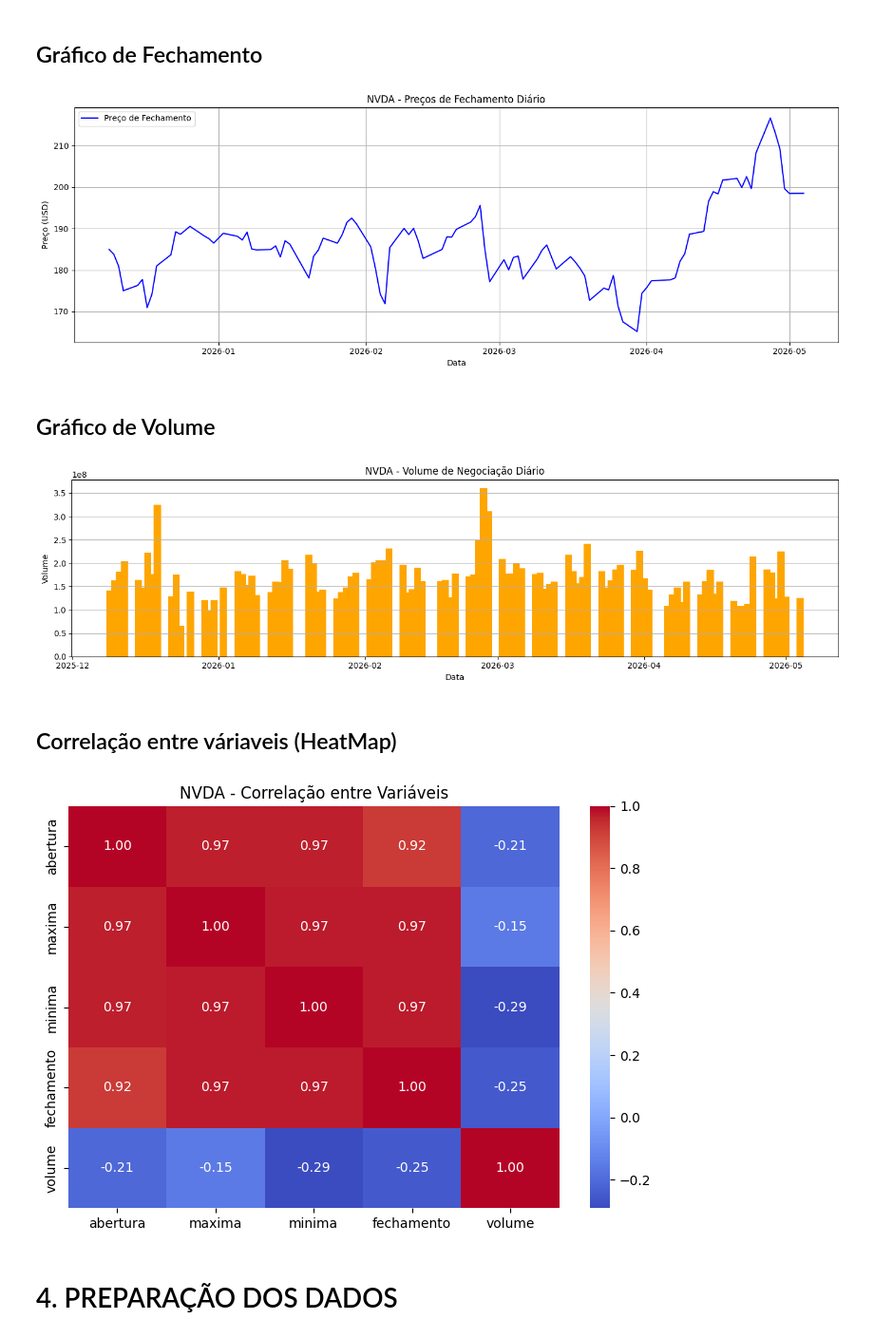
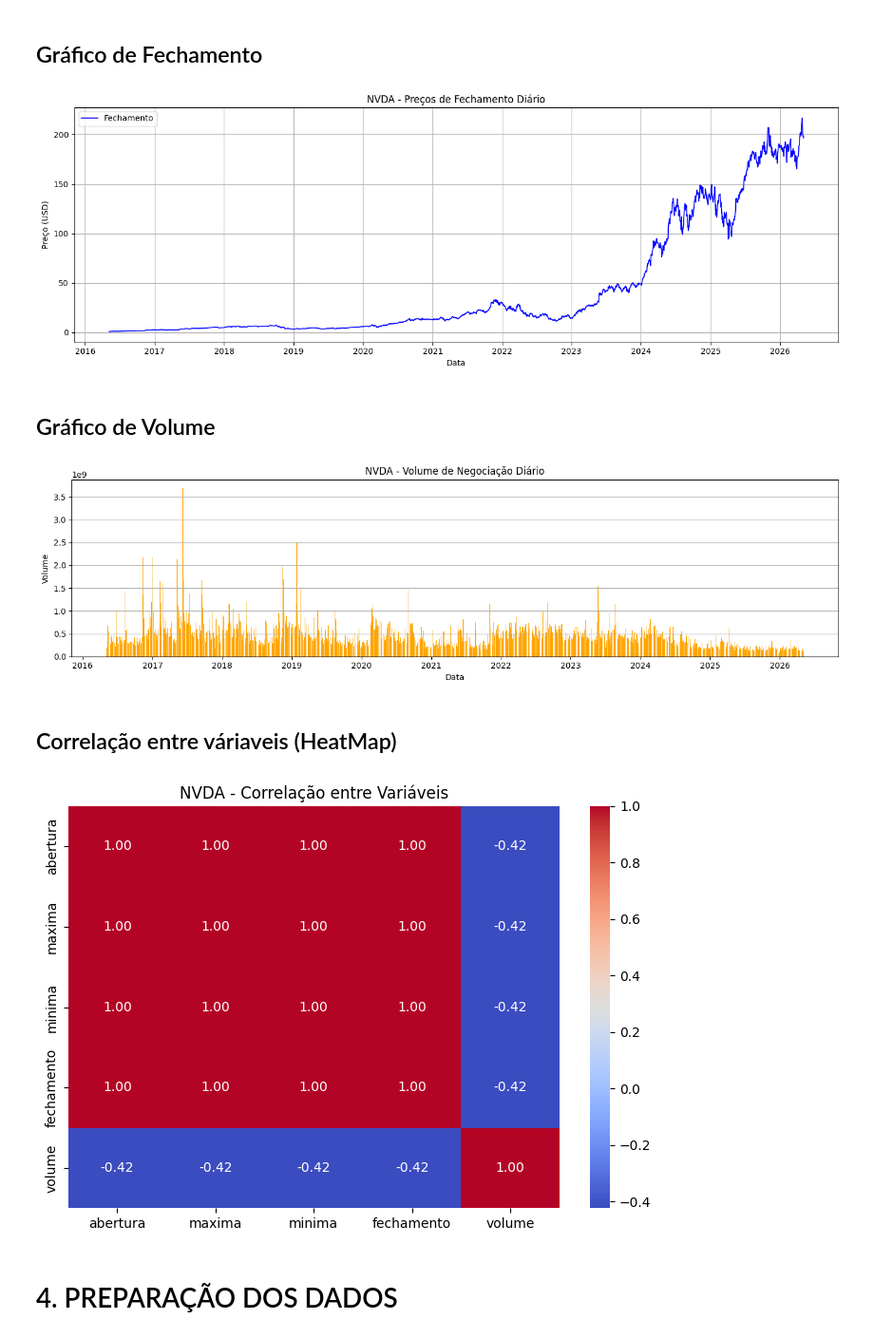
Before and after one commit to clarachence/prova_11_clara_chence, a Jupyter notebook: prova_11_clara_chence.ipynb, the cells around one changed output. Shown at 95% size. Drawn from its saved outputs; the diff is of its cells as text; code cells hidden in the pictures.

```diff
--- a/prova_11_clara_chence.ipynb
+++ b/prova_11_clara_chence.ipynb
@@ -36,0 +25,11 @@ Registros: 100 | Período: 2025-12-09 até 2026-05-04
+# %%
+simbolo = 'NVDA'
+raw = yf.Ticker(simbolo).history(period='10y')
+raw.index = raw.index.tz_localize(None)
+df = raw[['Open','High','Low','Close','Volume']].copy()
+df.columns = ['abertura', 'maxima', 'minima', 'fechamento', 'volume']
+df.index.name = 'Date'
+
+print(f"Dados carregados via yfinance")
+print(f"Registros: {len(df)} | Período: {df.index.min().date()} até {df.index.max().date()}")
+df.head()
@@ -95,7 +105,7 @@ Outliers detectados por coluna (método IQR):
 ## Gráfico de Fechamento
 # %%
 plt.figure(figsize=(14, 5))
-plt.plot(df.index, df['fechamento'], label='Preço de Fechamento', color='blue')
+plt.plot(df.index, df['fechamento'], color='blue', linewidth=1.2, label='Fechamento')
 plt.title('NVDA - Preços de Fechamento Diário')
 plt.xlabel('Data')
 plt.ylabel('Preço (USD)')
@@ -104,7 +114,7 @@ plt.grid(True)
 plt.tight_layout()
 plt.show()
 # %% [output]
-[figure, old version]
+[figure, new version]
 # %% [markdown]
 ## Gráfico de Volume
 # %%
@@ -117,18 +127,20 @@ plt.grid(axis='y')
 plt.tight_layout()
 plt.show()
 # %% [output]
-[figure, old version]
+[figure, new version]
 # %% [markdown]
 ## Correlação entre váriaveis (HeatMap)
 # %%
 plt.figure(figsize=(7, 5))
-sns.heatmap(df[['abertura', 'maxima', 'minima', 'fechamento', 'volume']].corr(),
-            annot=True, fmt='.2f', cmap='coolwarm')
+sns.heatmap(
+    df[['abertura','maxima','minima','fechamento','volume']].corr(),
+    annot=True, fmt='.2f', cmap='coolwarm'
+)
 plt.title('NVDA - Correlação entre Variáveis')
 plt.tight_layout()
 plt.show()
 # %% [output]
-[figure, old version]
+[figure, new version]
 # %% [markdown]
 # 4. PREPARAÇÃO DOS DADOS
 # %% [markdown]
```
Also changed, not shown: parts of 24 cells of this notebook.
